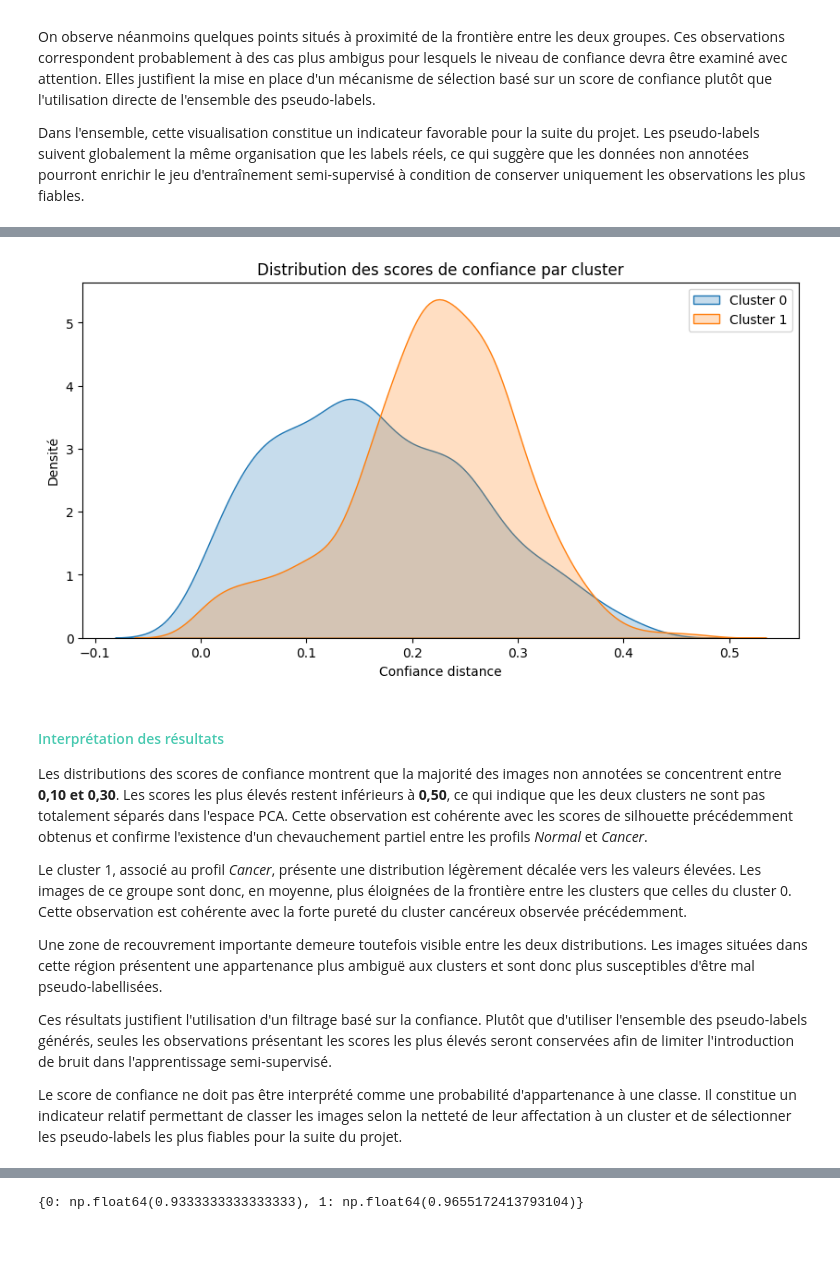
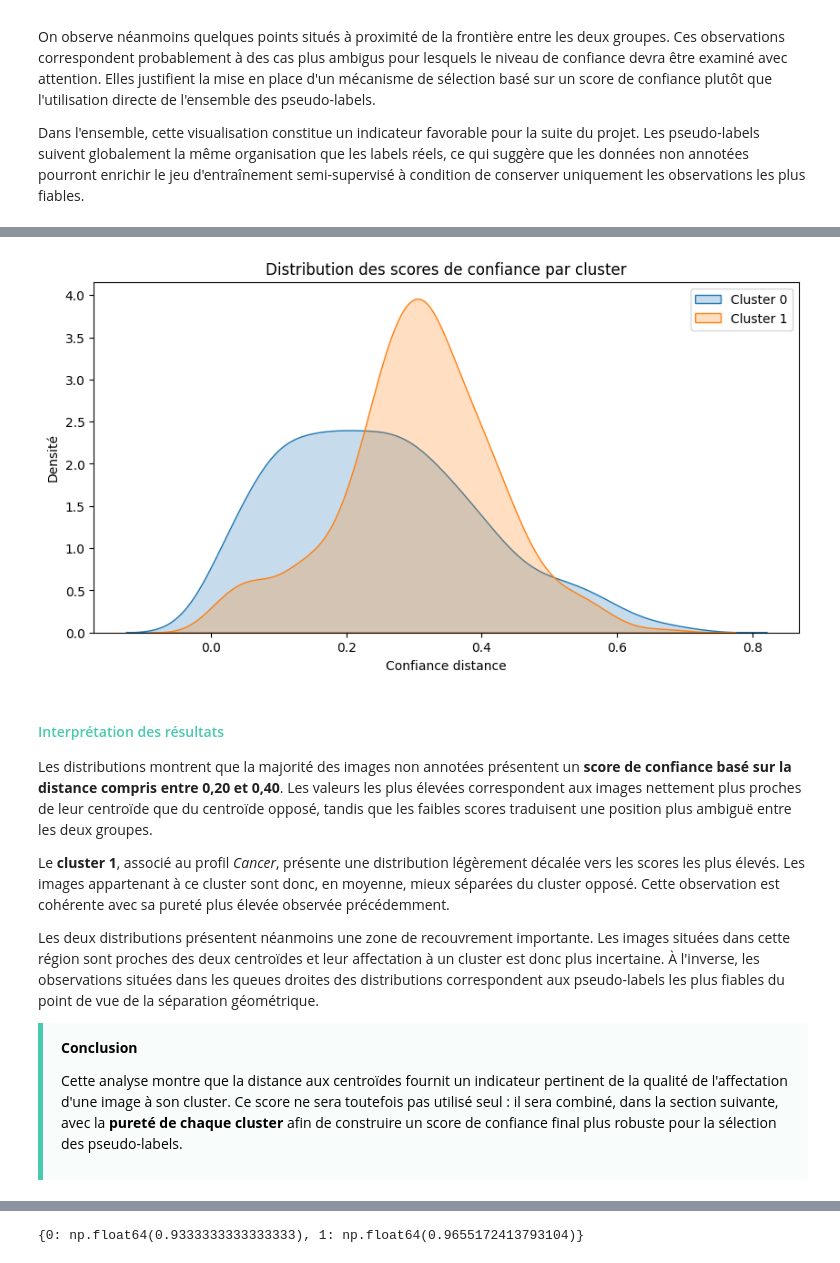
Before and after one commit to gonzalezcourrier34-glitch/Projet_CurelyticsIA, a Jupyter notebook: notebooks/02_clustering_semi_supervised_cnn_training.ipynb, the cells around one changed output, grey strips where cells are left out. Drawn from its saved outputs; the diff is of its cells as text; code cells hidden in the pictures.

Commit message:
modification finale

```diff
--- a/notebooks/02_clustering_semi_supervised_cnn_training.ipynb
+++ b/notebooks/02_clustering_semi_supervised_cnn_training.ipynb
@@ -2374,9 +2309,9 @@ Mapping cluster -> profil : {0: 'normal', 1: 'cancer'}
 # %%
-df_unlabeled_results["profil_probable"] = (
-    df_unlabeled_results["cluster"]
+df_train_unla_results["profil_probable"] = (
+    df_train_unla_results["cluster"]
     .map(cluster_to_profil)
 )
 
-df_unlabeled_results.head()
+df_train_unla_results.head()
 # %% [output]
 |  | split | cluster | pca_1 | pca_2 | profil_probable |
@@ -2554,13 +2485,13 @@ df_labeled_results["profil"] = df_labeled_results["label_reel"].map({
 })
 
 # Pseudo-labels pour les données non labellisées
-df_unlabeled_results["profil"] = df_unlabeled_results["profil_probable"].map({
+df_train_unla_results["profil"] = df_train_unla_results["profil_probable"].map({
     "normal": "normal pseudo",
     "cancer": "cancer pseudo"
 })
 
 df_results = pd.concat(
-    [df_labeled_results, df_unlabeled_results],
+    [df_labeled_results, df_train_unla_results],
     ignore_index=True
 )
 
@@ -2627 +2562,24 @@ Ce score me permettra de classer les pseudo-labels selon leur fiabilité et de s
+# %%
+def compute_distance_confidence(
+    distance_cluster_0,
+    distance_cluster_1,
+    epsilon=1e-8
+):
+
+    # Calcule un score de confiance à partir des distances
+    # aux deux centroïdes d'un K-Means.
+
+    # Score de confiance compris entre 0 et 1.
+    # - 0 : image proche de la frontière entre les clusters.
+    # - 1 : image clairement associée à un cluster.
+
+    distance_cluster_0 = np.asarray(distance_cluster_0)
+    distance_cluster_1 = np.asarray(distance_cluster_1)
+
+    confiance_ditance_calc = (
+        np.abs(distance_cluster_0 - distance_cluster_1)
+        / (distance_cluster_0 + distance_cluster_1 + epsilon)
+    )
+
+    return confiance_ditance_calc
 # %%
@@ -2752,43 +2664,37 @@ L'objectif est de définir un seuil de confiance pertinent permettant de conserv
 # %%
 plt.figure(figsize=(10,5))
 
-for cluster in sorted(df_unlabeled_results["cluster"].unique()):
+for cluster in sorted(df_train_unla_results["cluster"].unique()):
     sns.kdeplot(
-        data=df_unlabeled_results[
-            df_unlabeled_results["cluster"] == cluster
+        data=df_train_unla_results[
+            df_train_unla_results["cluster"] == cluster
         ],
         x="confiance_distance",
         fill=True,
         label=f"Cluster {cluster}"
     )
 
 plt.title("Distribution des scores de confiance par cluster")
 plt.xlabel("Confiance distance")
 plt.ylabel("Densité")
 plt.legend()
 plt.show()
 # %% [output]
-[figure, old version]
+[figure, new version]
 # %% [markdown]
 <h4 style="color:#48C9B0;">Interprétation des résultats</h4>
 
-<p style="line-height:1.7;">
-Les distributions des scores de confiance montrent que la majorité des images non annotées se concentrent entre <b>0,10 et 0,30</b>. Les scores les plus élevés restent inférieurs à <b>0,50</b>, ce qui indique que les deux clusters ne sont pas totalement séparés dans l'espace PCA. Cette observation est cohérente avec les scores de silhouette précédemment obtenus et confirme l'existence d'un chevauchement partiel entre les profils <i>Normal</i> et <i>Cancer</i>.
-</p>
+Les distributions montrent que la majorité des images non annotées présentent un <b>score de confiance basé sur la distance compris entre 0,20 et 0,40</b>. Les valeurs les plus élevées correspondent aux images nettement plus proches de leur centroïde que du centroïde opposé, tandis que les faibles scores traduisent une position plus ambiguë entre les deux groupes.
 
-<p style="line-height:1.7;">
-Le cluster 1, associé au profil <i>Cancer</i>, présente une distribution légèrement décalée vers les valeurs élevées. Les images de ce groupe sont donc, en moyenne, plus éloignées de la frontière entre les clusters que celles du cluster 0. Cette observation est cohérente avec la forte pureté du cluster cancéreux observée précédemment.
-</p>
+Le <b>cluster 1</b>, associé au profil <i>Cancer</i>, présente une distribution légèrement décalée vers les scores les plus élevés. Les images appartenant à ce cluster sont donc, en moyenne, mieux séparées du cluster opposé. Cette observation est cohérente avec sa pureté plus élevée observée précédemment.
 
-<p style="line-height:1.7;">
-Une zone de recouvrement importante demeure toutefois visible entre les deux distributions. Les images situées dans cette région présentent une appartenance plus ambiguë aux clusters et sont donc plus susceptibles d'être mal pseudo-labellisées.
-</p>
+Les deux distributions présentent néanmoins une zone de recouvrement importante. Les images situées dans cette région sont proches des deux centroïdes et leur affectation à un cluster est donc plus incertaine. À l'inverse, les observations situées dans les queues droites des distributions correspondent aux pseudo-labels les plus fiables du point de vue de la séparation géométrique.
 
-<p style="line-height:1.7;">
-Ces résultats justifient l'utilisation d'un filtrage basé sur la confiance. Plutôt que d'utiliser l'ensemble des pseudo-labels générés, seules les observations présentant les scores les plus élevés seront conservées afin de limiter l'introduction de bruit dans l'apprentissage semi-supervisé.
-</p>
+<div style="border-left:5px solid #48C9B0;background:#f8fdfc;padding:14px 18px;margin:18px 0;color:black;">
 
-<p style="line-height:1.7;">
-Le score de confiance ne doit pas être interprété comme une probabilité d'appartenance à une classe. Il constitue un indicateur relatif permettant de classer les images selon la netteté de leur affectation à un cluster et de sélectionner les pseudo-labels les plus fiables pour la suite du projet.
-</p>
+<b>Conclusion</b><br>
+
+Cette analyse montre que la distance aux centroïdes fournit un indicateur pertinent de la qualité de l'affectation d'une image à son cluster. Ce score ne sera toutefois pas utilisé seul : il sera combiné, dans la section suivante, avec la <b>pureté de chaque cluster</b> afin de construire un score de confiance final plus robuste pour la sélection des pseudo-labels.
+
+</div>
 # %%
```
Also changed, not shown: parts of 241 cells of this notebook.
